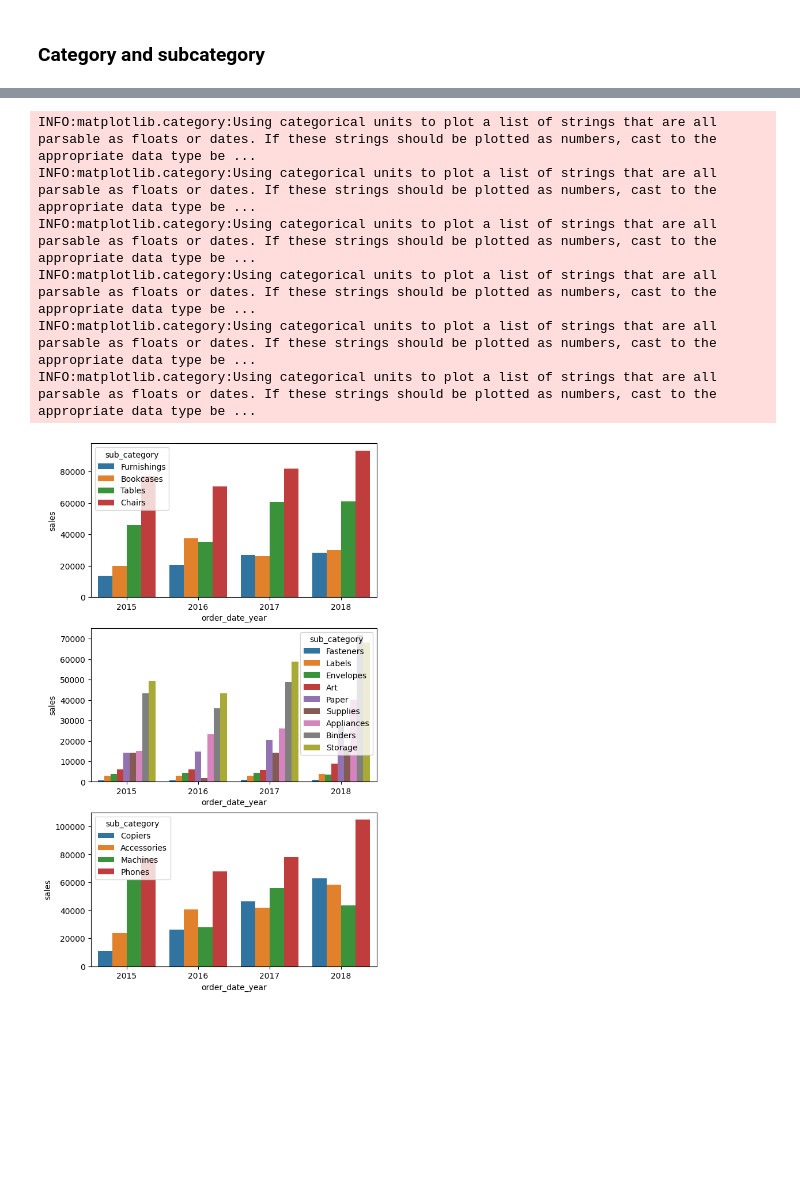
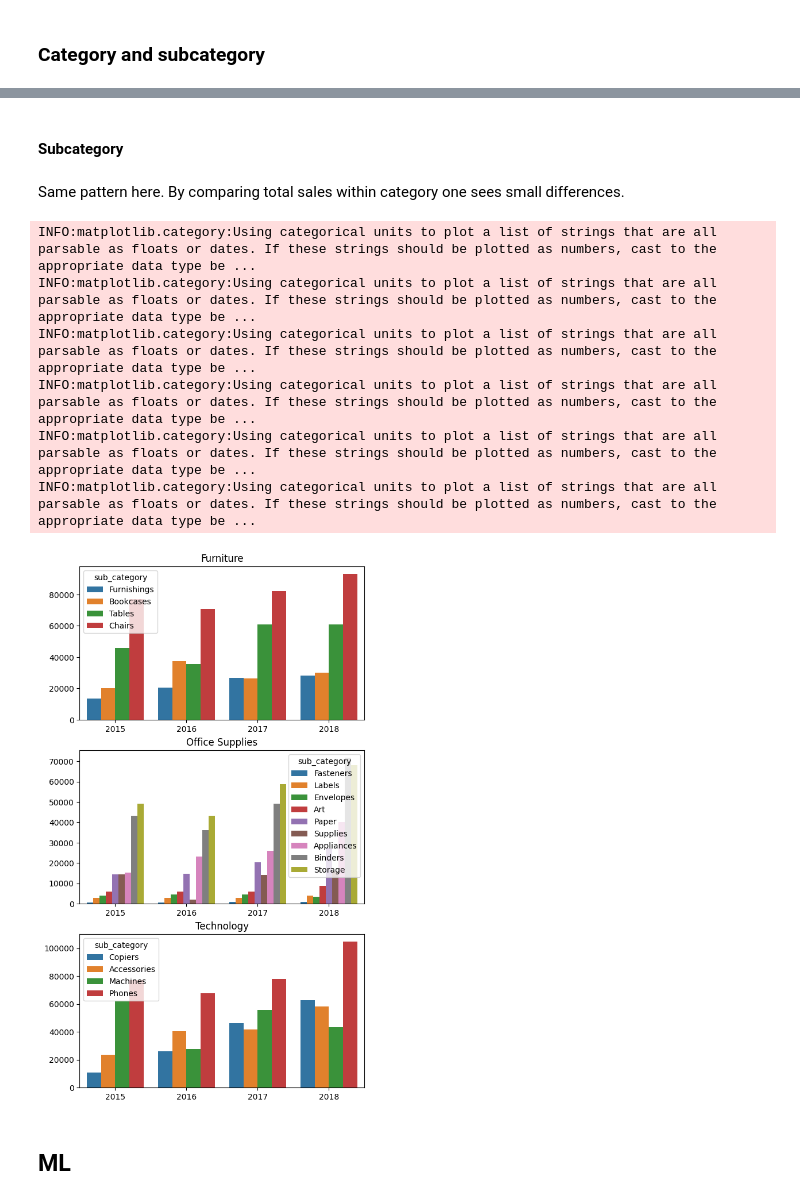
Before and after one commit to PolarsDude/Kaggle, a Jupyter notebook: Superstore Sales Dataset/superstore_sales.ipynb, the cells around one changed output, grey strips where cells are left out. Cells and saved outputs as stored; diff of their text form; code cells hidden in the pictures; blank space fills up the shorter version.

```diff
--- a/Superstore Sales Dataset/superstore_sales.ipynb
+++ b/Superstore Sales Dataset/superstore_sales.ipynb
@@ -113,6 +120,7 @@ def holiday_f(data,c):
 
  # Join the columns
  data = data.join(other = h_data,left_on='order_date',right_on='holiday',how='left')
+ data = data.with_columns(pl.col('holiday_name').fill_null(pl.lit('Normal day')))
  return data
 # %%
 # Run functions
@@ -395,0 +377,9 @@ INFO:matplotlib.category:Using categorical units to plot a list of strings that
+# %%
+category = (data
+.group_by('order_date_year','category')
+.agg(pl.col('sales').sum())
+.with_columns(pl.col('sales').sum().over('order_date_year').alias('total_category_sum'))
+.sort(by = ['order_date_year','sales'])
+)
+
+sns.barplot(data = category.to_pandas(),x = 'order_date_year',y = 'sales',hue='category')
@@ -396,3 +391,7 @@ INFO:matplotlib.category:Using categorical units to plot a list of strings that
+# %% [markdown]
+#### Subcategory
+# %% [markdown]
+Same pattern here. By comparing total sales within category one sees small differences.
 # %%
 category_and_sub = (data
 .group_by('order_date_year','category','sub_category')
@@ -407,17 +406,23 @@ category_and_sub_part = category_and_sub.partition_by(by=['category'])
 # %%
 # Creating subplot axes
 fig, ax = plt.subplots(3,1)
 
 for (index,category) in enumerate(category_and_sub_part):
   ax[index] = sns.barplot(data = category.to_pandas(),x = 'order_date_year',y = 'sales',hue = 'sub_category',ax = ax[index])
 
+  category_title = category.select('category').unique().item()
+  ax[index].set(title = category_title,xlabel="",ylabel="")
+
+
 # Adjust the spacing
 plt.subplots_adjust(top=2)
 # %% [output]
 INFO:matplotlib.category:Using categorical units to plot a list of strings that are all parsable as floats or dates. If these strings should be plotted as numbers, cast to the appropriate data type be ...
 INFO:matplotlib.category:Using categorical units to plot a list of strings that are all parsable as floats or dates. If these strings should be plotted as numbers, cast to the appropriate data type be ...
 INFO:matplotlib.category:Using categorical units to plot a list of strings that are all parsable as floats or dates. If these strings should be plotted as numbers, cast to the appropriate data type be ...
 INFO:matplotlib.category:Using categorical units to plot a list of strings that are all parsable as floats or dates. If these strings should be plotted as numbers, cast to the appropriate data type be ...
 INFO:matplotlib.category:Using categorical units to plot a list of strings that are all parsable as floats or dates. If these strings should be plotted as numbers, cast to the appropriate data type be ...
 INFO:matplotlib.category:Using categorical units to plot a list of strings that are all parsable as floats or dates. If these strings should be plotted as numbers, cast to the appropriate data type be ...
-[figure, old version]
+[figure, new version]
+# %% [markdown]
+## ML
```
Also changed, not shown: parts of 24 cells of this notebook, 1 other file.
